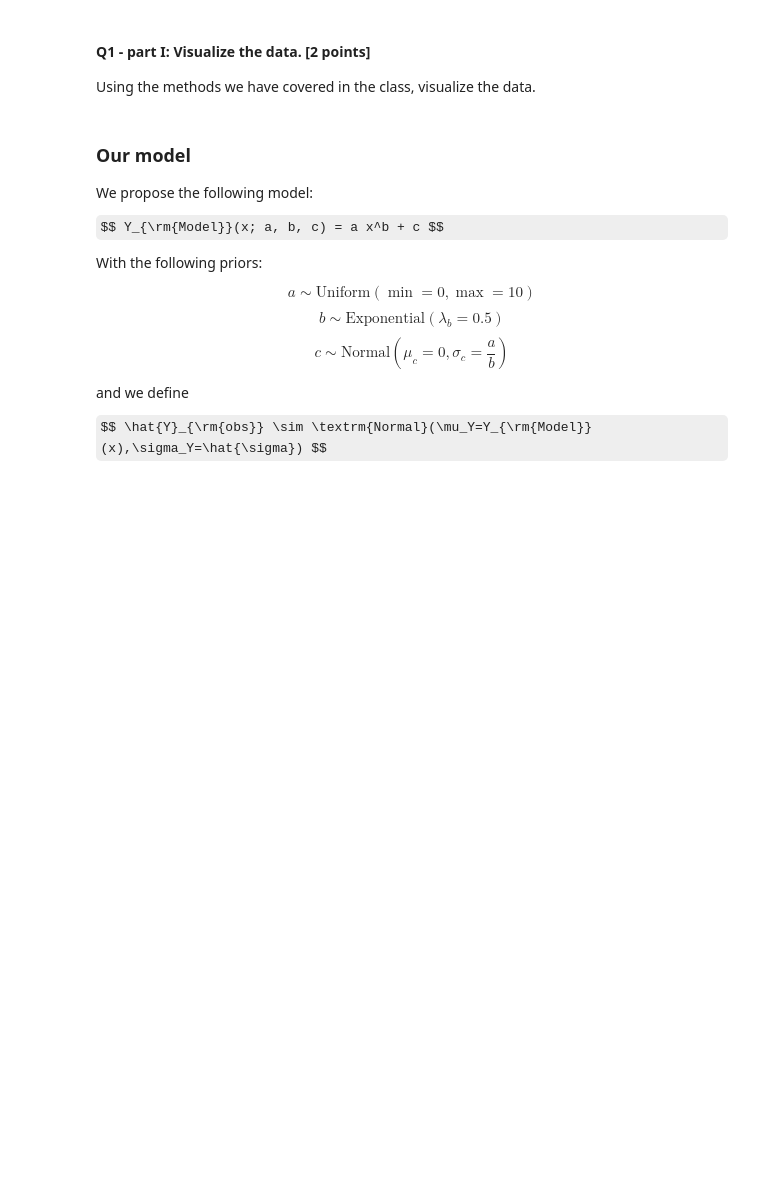
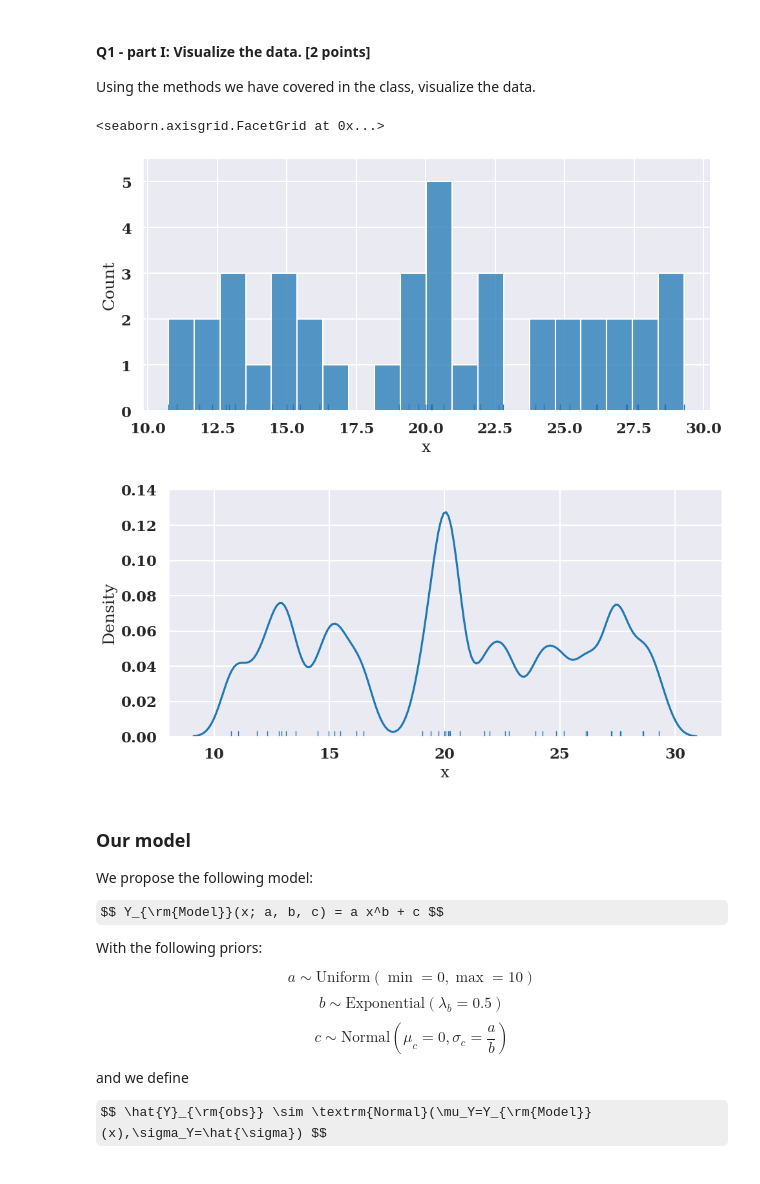
Before and after one commit to bee-undercover/openmp-GOL, a Jupyter notebook: Assignment/Assignment.ipynb, the cells around one changed output. Saved outputs shown, nothing was run; the diff lists cells and outputs as text; code cells hidden in the pictures; some formulas as TeX source; blank space fills up the shorter version.

```diff
--- a/Assignment/Assignment.ipynb
+++ b/Assignment/Assignment.ipynb
@@ -73,15 +81,20 @@ DATA.head()
 Using the methods we have covered in the class, visualize the data.
 # %%
 # <your turn>
-
-fig = plt.figure(figsize=(8, 6))
-ax = fig.add_subplot(1, 1, 1)
-
-
+DATA.describe()
+# fig = plt.figure(figsize=(8, 6))
+# ax = fig.add_subplot(1, 1, 1)
 
 # Plot cosmetics
-ax.set_xlabel('X')
-ax.set_ylabel('Y');
+# ax.set_xlabel('X')
+# ax.set_ylabel('Y');
+# ax.hist(DATA['x'],bins=20)
+sns.displot(DATA,x='x',kind="hist",rug=True, bins=20,aspect=2)
+sns.displot(DATA,x='x',kind="kde",rug=True, aspect=2,bw_adjust=0.2)
+# %% [output]
+<seaborn.axisgrid.FacetGrid at 0x...>
+[figure, added]
+[figure, added]
 # %% [markdown]
 ### Our model
 
```
Also changed, not shown: parts of 6 cells of this notebook.
